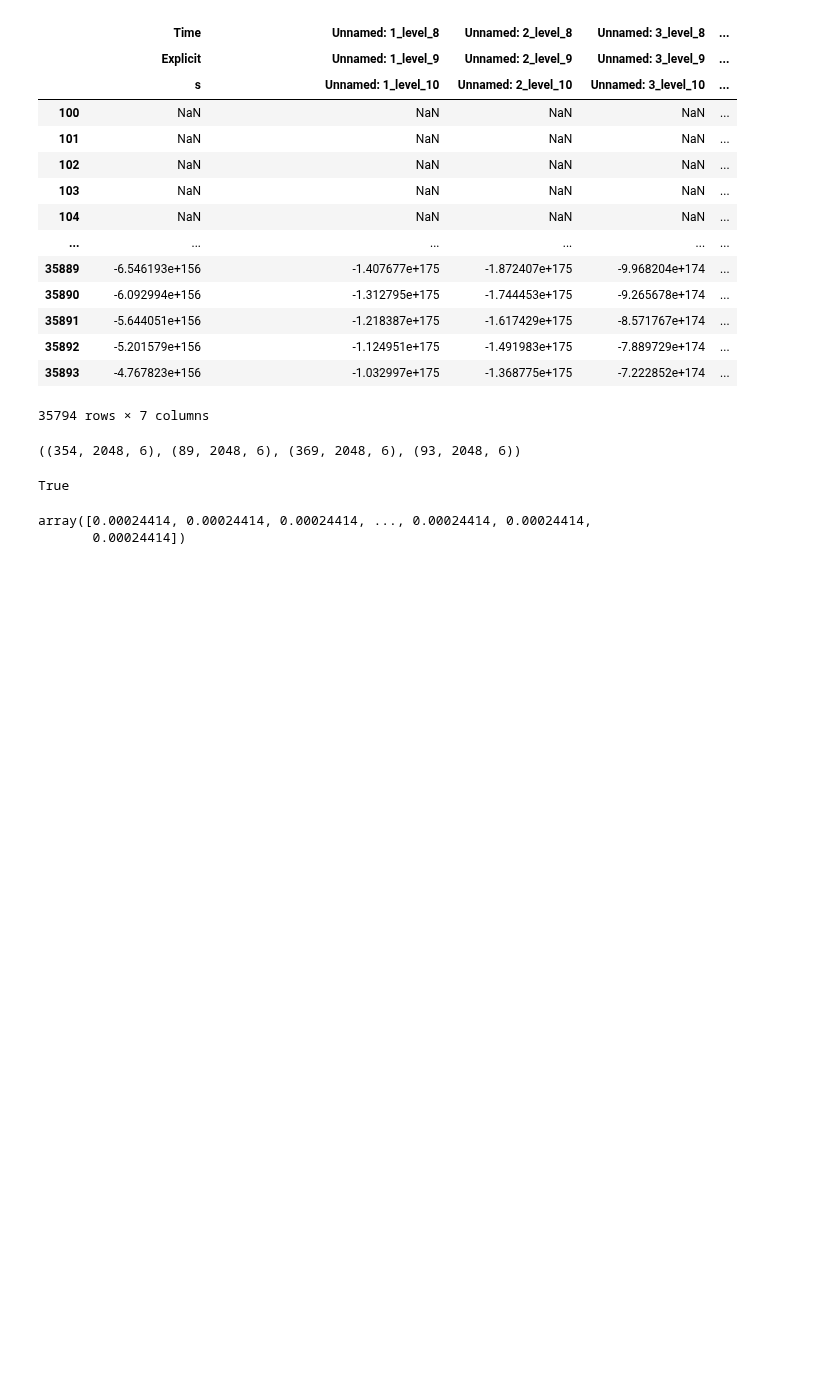
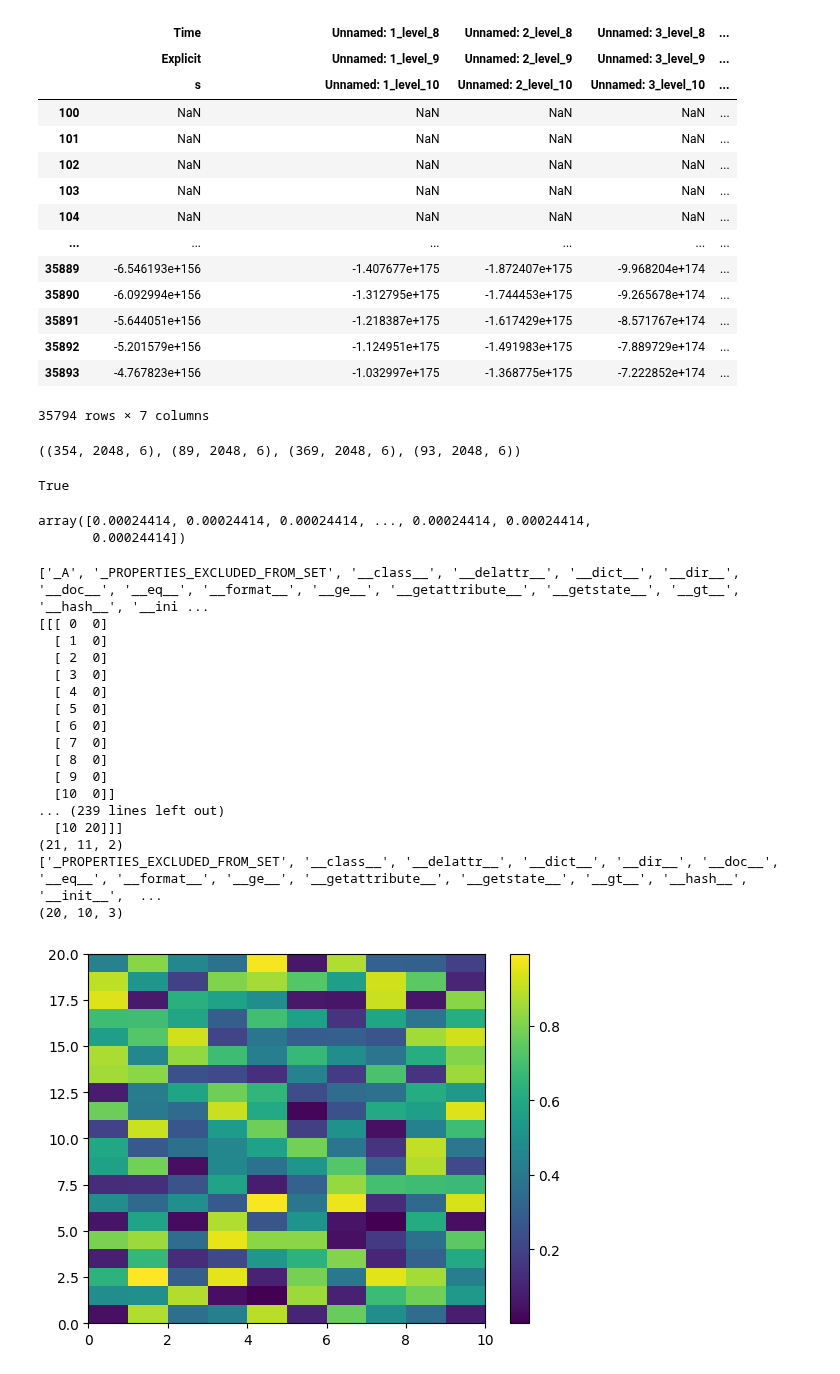
Before and after one commit to AmroAbdrabo/application-of-online-anomaly-detection-using-one-class-classification-to-z24, a Jupyter notebook: Chapter3-ActiveLearning/Streaming-AL/RL/eda_shaketable.ipynb, the cells around one changed output. Saved outputs shown, nothing was run; the diff lists cells and outputs as text; code cells hidden in the pictures; blank space fills up the shorter version.

```diff
--- a/Chapter3-ActiveLearning/Streaming-AL/RL/eda_shaketable.ipynb
+++ b/Chapter3-ActiveLearning/Streaming-AL/RL/eda_shaketable.ipynb
@@ -224,0 +266,29 @@ array([0.00024414, 0.00024414, 0.00024414, ..., 0.00024414, 0.00024414,
+# %%
+# Test
+fig, ax = plt.subplots()
+c = ax.pcolormesh(np.random.rand(20, 10))
+plt.colorbar(c)
+img_array = pcolormesh_to_array(c)
+
+print(img_array.shape)  # Should print (10, 10, 3)
+
+plt.show()
+# %% [output]
+['_A', '_PROPERTIES_EXCLUDED_FROM_SET', '__class__', '__delattr__', '__dict__', '__dir__', '__doc__', '__eq__', '__format__', '__ge__', '__getattribute__', '__getstate__', '__gt__', '__hash__', '__ini ...
+[[[ 0  0]
+  [ 1  0]
+  [ 2  0]
+  [ 3  0]
+  [ 4  0]
+  [ 5  0]
+  [ 6  0]
+  [ 7  0]
+  [ 8  0]
+  [ 9  0]
+  [10  0]]
+... (239 lines left out)
+  [10 20]]]
+(21, 11, 2)
+['_PROPERTIES_EXCLUDED_FROM_SET', '__class__', '__delattr__', '__dict__', '__dir__', '__doc__', '__eq__', '__format__', '__ge__', '__getattribute__', '__getstate__', '__gt__', '__hash__', '__init__',  ...
+(20, 10, 3)
+[figure, added]
```
Also changed, not shown: parts of 1 cell of this notebook, 2 other files.
